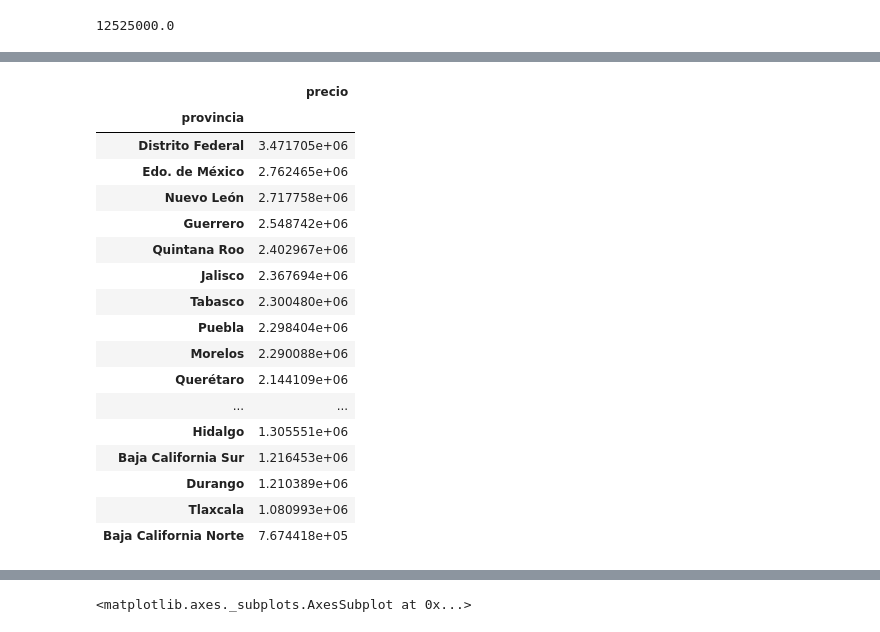
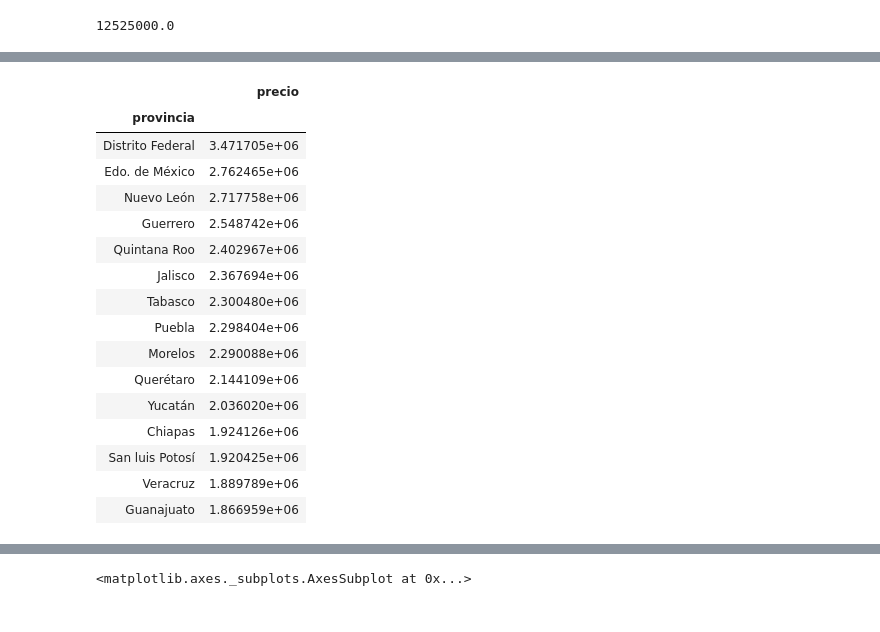
Before and after one commit to camilaserra5/7506-organizacion-de-datos, a Jupyter notebook: conclusionesPrecio.ipynb, the cells around one changed output, grey strips where cells are left out. Saved outputs shown, nothing was run; the diff lists cells and outputs as text; code cells hidden in the pictures.

```diff
--- a/conclusionesPrecio.ipynb
+++ b/conclusionesPrecio.ipynb
@@ -39,22 +76,23 @@ ordenadoDescendente.head(2)
 # %%
-grouped = df.groupby('provincia').agg({'precio':'mean'})
-grouped.sort_values(by = ['precio'], ascending = False)
+df_provincia = df.groupby(['provincia']).agg({'precio':'mean'})
+df_provincia = df_provincia.sort_values(ascending=False, by = ['precio'])
+df_provincia = df_provincia.head(15)
+df_provincia
 # %% [output]
 |  | precio |
 | provincia |  |
 | Distrito Federal | 3.471705e+06 |
 | Edo. de México | 2.762465e+06 |
 | Nuevo León | 2.717758e+06 |
 | Guerrero | 2.548742e+06 |
 | Quintana Roo | 2.402967e+06 |
 | Jalisco | 2.367694e+06 |
 | Tabasco | 2.300480e+06 |
 | Puebla | 2.298404e+06 |
 | Morelos | 2.290088e+06 |
 | Querétaro | 2.144109e+06 |
-| ... | ... |
-| Hidalgo | 1.305551e+06 |
-| Baja California Sur | 1.216453e+06 |
-| Durango | 1.210389e+06 |
-| Tlaxcala | 1.080993e+06 |
-| Baja California Norte | 7.674418e+05 |
+| Yucatán | 2.036020e+06 |
+| Chiapas | 1.924126e+06 |
+| San luis Potosí | 1.920425e+06 |
+| Veracruz | 1.889789e+06 |
+| Guanajuato | 1.866959e+06 |
```
Also changed, not shown: parts of 8 cells of this notebook.
